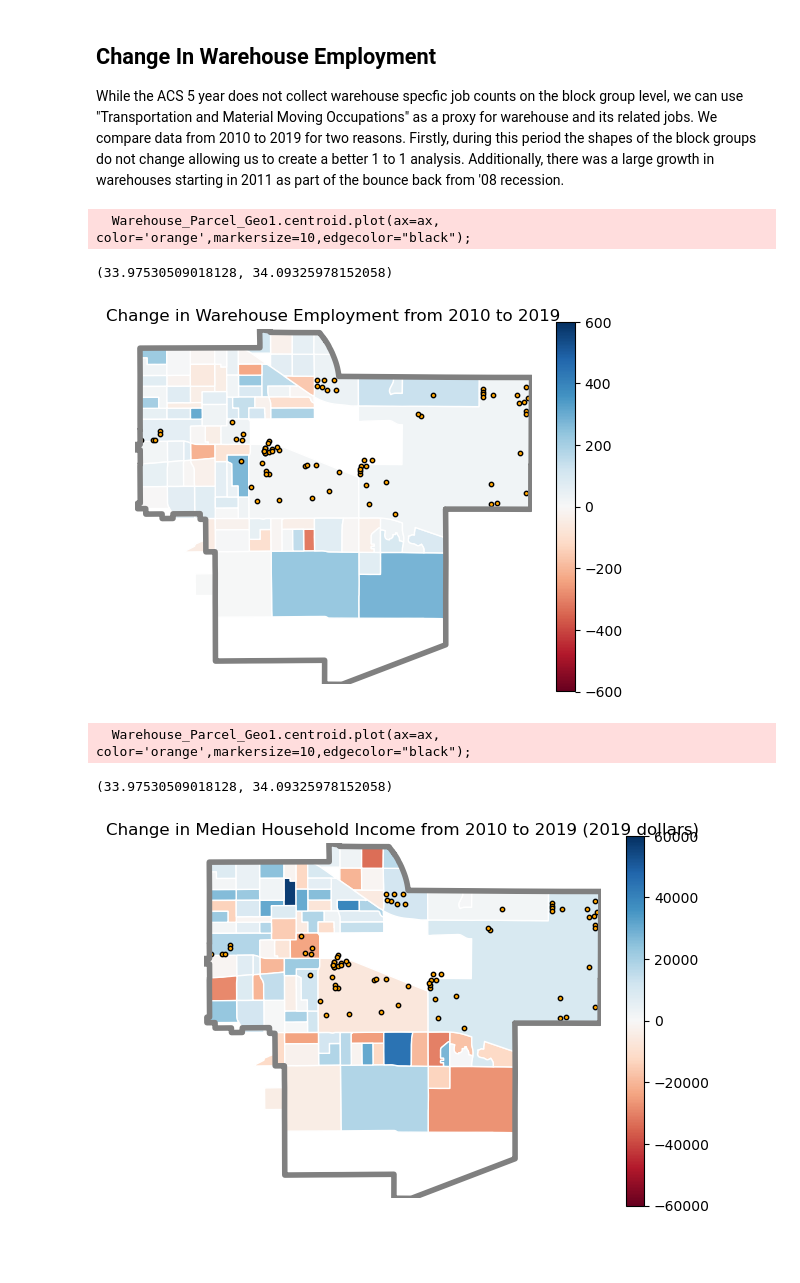
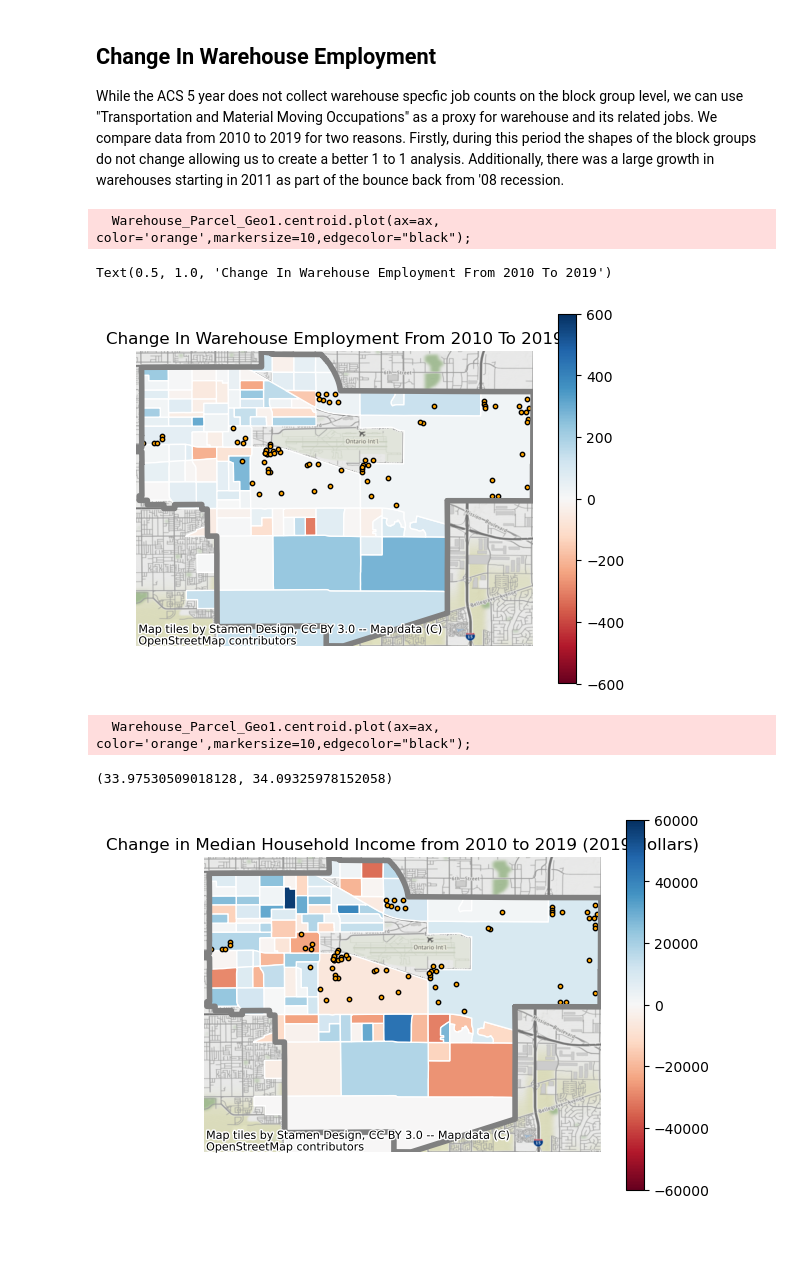
Before and after one commit to rg-al/UP221-cargo, a Jupyter notebook: Project Materials/Economic Analysis.ipynb, the cells around one changed output. Saved outputs shown, nothing was run; the diff lists cells and outputs as text; code cells hidden in the pictures.

```diff
--- a/Project Materials/Economic Analysis.ipynb
+++ b/Project Materials/Economic Analysis.ipynb
@@ -47,7 +48,7 @@ Requirement already satisfied: charset-normalizer<3,>=2 in /opt/conda/lib/python
 #import data sets
 Ontario_boundary = gpd.read_file('../Data/Ontario Boundary/Ontario Boundary.shp')
 
-SB_County_Block_Group_Employment = pd.read_csv('../Data/SB_County_Block_Group_Employment_2010_2019.csv')
+SB_County_Block_Group_Employment = pd.read_csv('../Data/SB_County_Block_Group_Employment_2010_2019.csv',dtype={'GEOID':str})
 SB_County_Block_Group_Employment = gpd.GeoDataFrame(
     SB_County_Block_Group_Employment.loc[:, [c for c in SB_County_Block_Group_Employment.columns if c != "geometry"]],
     geometry=gpd.GeoSeries.from_wkt(SB_County_Block_Group_Employment["geometry"]),
@@ -57,5 +58,3 @@ Warehouse_Parcel_Geo =gpd.read_file('../Data/warehousemaps.geojson')
 Warehouse_Parcel_Geo = Warehouse_Parcel_Geo.to_crs(epsg=4326)
 Ontario_boundary = Ontario_boundary.to_crs(epsg=4326)
 Ontario_boundary=Ontario_boundary.loc[Ontario_boundary['CITY'] == 'Ontario']
-
-SB_County_Block_Group_Employment.info()
@@ -87,7 +68,9 @@ ylim = ([xylim[1],  xylim[3]])
 Warehouse_Parcel_Geo1 = Warehouse_Parcel_Geo[(Warehouse_Parcel_Geo['Year built'] >= 2010) & (Warehouse_Parcel_Geo['Year built'] <= 2019)]
 #Have only tracts within ontario
 Ontario_boundary_check = Ontario_boundary.geometry.unary_union
+SB_County_Block_Group_Employment_missing_BG = SB_County_Block_Group_Employment[(SB_County_Block_Group_Employment['GEOID'] == '060710019031')]
 SB_County_Block_Group_Employment = SB_County_Block_Group_Employment[SB_County_Block_Group_Employment.geometry.centroid.within(Ontario_boundary_check)]
+SB_County_Block_Group_Employment = SB_County_Block_Group_Employment.append(SB_County_Block_Group_Employment_missing_BG)
 # %% [output]
   SB_County_Block_Group_Employment = SB_County_Block_Group_Employment[SB_County_Block_Group_Employment.geometry.centroid.within(Ontario_boundary_check)]
 # %% [markdown]
@@ -97,19 +80,20 @@ While the ACS 5 year does not collect warehouse specfic job counts on the block
 # %%
 #plot
 # Loop the variables
 variable = 'Change in Warehouse Employment from 2010 to 2019'
 ax = SB_County_Block_Group_Employment.plot(column=variable, cmap='RdBu', edgecolor="white", legend=True, vmax=600, vmin=-600)
 Warehouse_Parcel_Geo1.centroid.plot(ax=ax, color='orange',markersize=10,edgecolor="black");
 Ontario_boundary.plot(ax=ax, facecolor="none", edgecolor="grey", lw=4)
 ax.set_title(variable)
 ax.set_axis_off()
-#ctx.add_basemap(ax, crs=4326);
+ctx.add_basemap(ax, crs=4326);
 ax.set_xlim(xlim)
 ax.set_ylim(ylim)
+plt.title(variable.title())
 # %% [output]
   Warehouse_Parcel_Geo1.centroid.plot(ax=ax, color='orange',markersize=10,edgecolor="black");
-(33.97530509018128, 34.09325978152058)
+Text(0.5, 1.0, 'Change In Warehouse Employment From 2010 To 2019')
-[figure, old version]
+[figure, new version]
 # %%
 #plot
 variable = 'Change in Median Household Income from 2010 to 2019 (2019 dollars)'
@@ -118,13 +102,14 @@ Warehouse_Parcel_Geo1.centroid.plot(ax=ax, color='orange',markersize=10,edgecolo
 Ontario_boundary.plot(ax=ax, facecolor="none", edgecolor="grey", lw=4)
 ax.set_title(variable)
 ax.set_axis_off()
-#ctx.add_basemap(ax, crs=4326);
+ctx.add_basemap(ax, crs=4326);
 ax.set_xlim(xlim)
 ax.set_ylim(ylim)
+plt.title(variable.title())
 # %% [output]
   Warehouse_Parcel_Geo1.centroid.plot(ax=ax, color='orange',markersize=10,edgecolor="black");
 (33.97530509018128, 34.09325978152058)
-[figure, old version]
+[figure, new version]
 # %% [markdown]
 ##
 # %%
```
Also changed, not shown: parts of 4 cells of this notebook.
